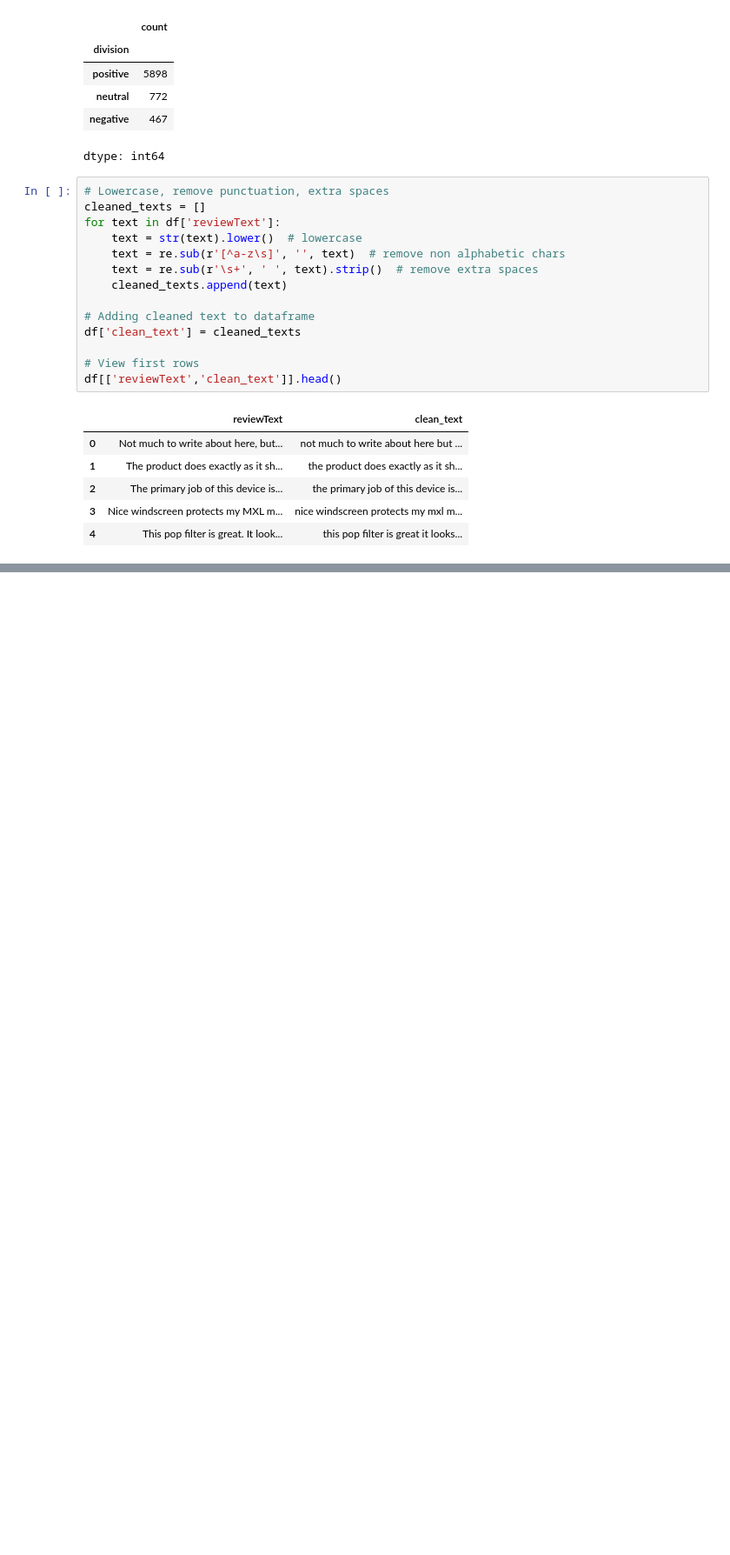
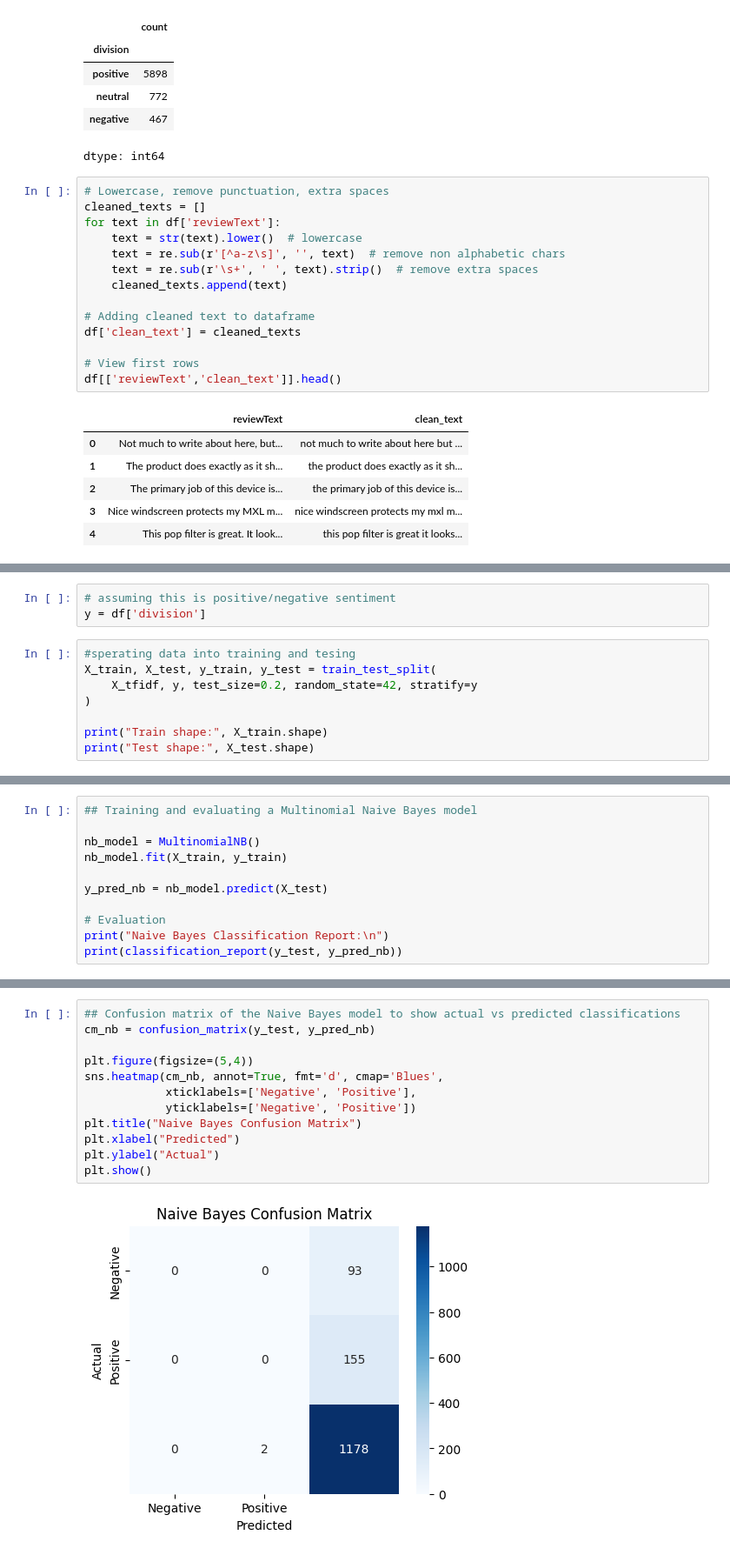
Before and after one commit to Parinda29/MIR-Analysis, a Jupyter notebook: MlProject.ipynb, the cells around one changed output, grey strips where cells are left out. Shown at 87% size. Saved outputs shown, nothing was run; the diff lists cells and outputs as text; blank space fills up the shorter version.

```diff
--- a/MlProject.ipynb
+++ b/MlProject.ipynb
@@ -88,0 +103,11 @@ df[['reviewText','clean_text']].head()
+# %%
+# assuming this is positive/negative sentiment
+y = df['division']
+# %%
+#sperating data into training and tesing
+X_train, X_test, y_train, y_test = train_test_split(
+    X_tfidf, y, test_size=0.2, random_state=42, stratify=y
+)
+
+print("Train shape:", X_train.shape)
+print("Test shape:", X_test.shape)
@@ -88,0 +117,11 @@ df[['reviewText','clean_text']].head()
+# %%
+## Training and evaluating a Multinomial Naive Bayes model
+
+nb_model = MultinomialNB()
+nb_model.fit(X_train, y_train)
+
+y_pred_nb = nb_model.predict(X_test)
+
+# Evaluation
+print("Naive Bayes Classification Report:\n")
+print(classification_report(y_test, y_pred_nb))
@@ -88,0 +148,14 @@ df[['reviewText','clean_text']].head()
+# %%
+## Confusion matrix of the Naive Bayes model to show actual vs predicted classifications
+cm_nb = confusion_matrix(y_test, y_pred_nb)
+
+plt.figure(figsize=(5,4))
+sns.heatmap(cm_nb, annot=True, fmt='d', cmap='Blues',
+            xticklabels=['Negative', 'Positive'],
+            yticklabels=['Negative', 'Positive'])
+plt.title("Naive Bayes Confusion Matrix")
+plt.xlabel("Predicted")
+plt.ylabel("Actual")
+plt.show()
+# %% [output]
+[figure, added]
```
Also changed, not shown: parts of 6 cells of this notebook.
